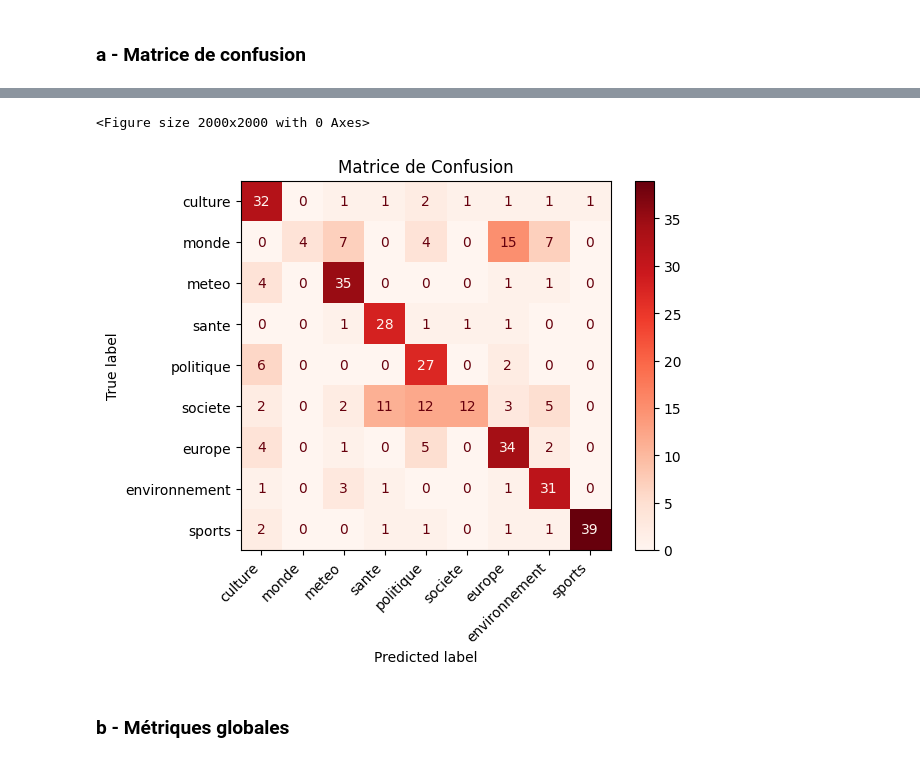
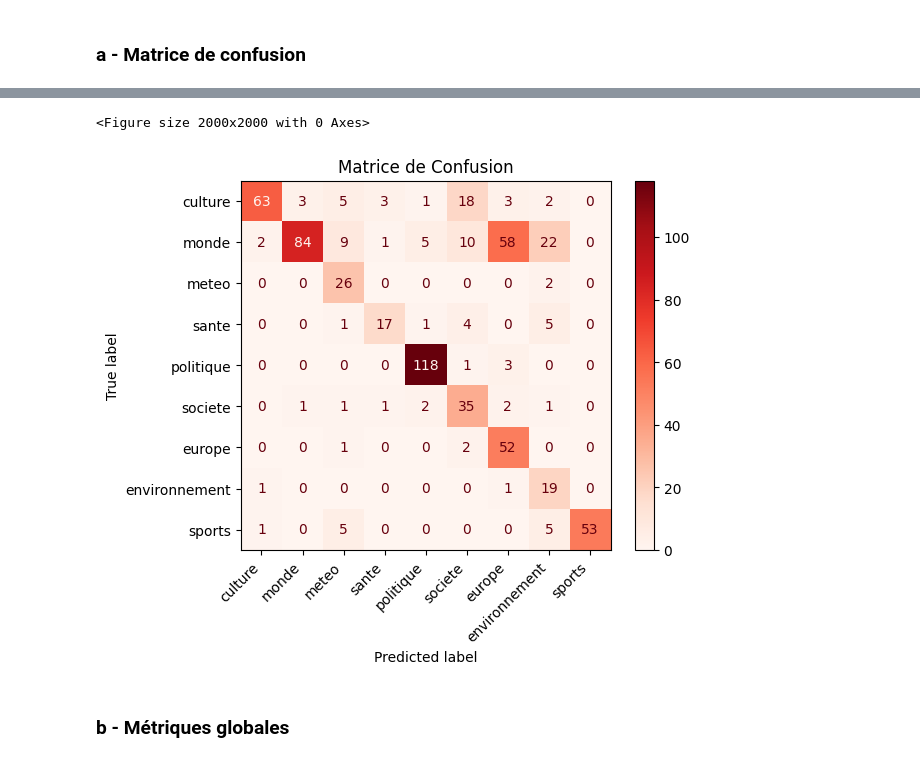
Before and after one commit to AlexandreDemarquet/francinfo_article_classification, a Jupyter notebook: camembert_v2.ipynb, the cells around one changed output, grey strips where cells are left out. Saved outputs shown, nothing was run; the diff lists cells and outputs as text; code cells hidden in the pictures.

Commit message:
Réorganisation du git + premiers résultats avec les données finales

```diff
--- a/camembert_v2.ipynb
+++ b/camembert_v2.ipynb
@@ -27,0 +11,4 @@ data
+# %%
+data_all = pd.read_csv("donnees/donnees_final_sans_doublons.csv")
+data = data_all[data_all['Date']!="Date non trouvée"].reset_index()
+data
@@ -136,9 +137,8 @@ class AugmentedTextDataset(Dataset):
 from sklearn.model_selection import train_test_split
 from datetime import datetime
 
-data['date'] = [random.randint(0, 200000) for _ in range(len(data))]
-data['date'] = data['date'].apply(lambda x: datetime.fromtimestamp(x))
-data_sort = data.sort_values(by='date')
+data_sort = data[data['Date']!= "Date non trouvée"].sort_values(by='Date')
+
 
 test_size = 0.1
 val_size = 0.2
@@ -175,7 +175,7 @@ train_dataset = AugmentedTextDataset(
     blacklist_words=blacklist_words,
     remove_random=True,
     remove_prob=0.2,
-    shuffle_prob=0.1,
+    shuffle_prob=0.0,
     train=True
 )
 
@@ -252,7 +252,7 @@ train_losses = []
 val_losses = []
 
 # Nombre d'époques
-nb_epoch = 3
+nb_epoch = 15
 
 # Boucle d'entraînement
 for epoch in range(nb_epoch):
@@ -347,4 +356,6 @@ for param in model.base_model.parameters():
 
 for param in model.classifier.parameters():
     param.requires_grad = False
+# %%
+device = "cpu"
 # %%
@@ -463,7 +477,7 @@ import torch
 from sklearn.metrics import confusion_matrix, ConfusionMatrixDisplay
 import matplotlib.pyplot as plt
 
-device = torch.device("cuda" if torch.cuda.is_available() else "cpu")
+device = "cpu"#torch.device("cuda" if torch.cuda.is_available() else "cpu")
 model.to(device)
 
 model.eval()
@@ -510,5 +524,5 @@ Validation Loss: 1.3753670609515647
 <Figure size 2000x2000 with 0 Axes>
-[figure, old version]
+[figure, new version]
 # %% [markdown]
 ### b - Métriques globales
 # %%
```
Also changed, not shown: parts of 9 cells of this notebook, 10 other files.
